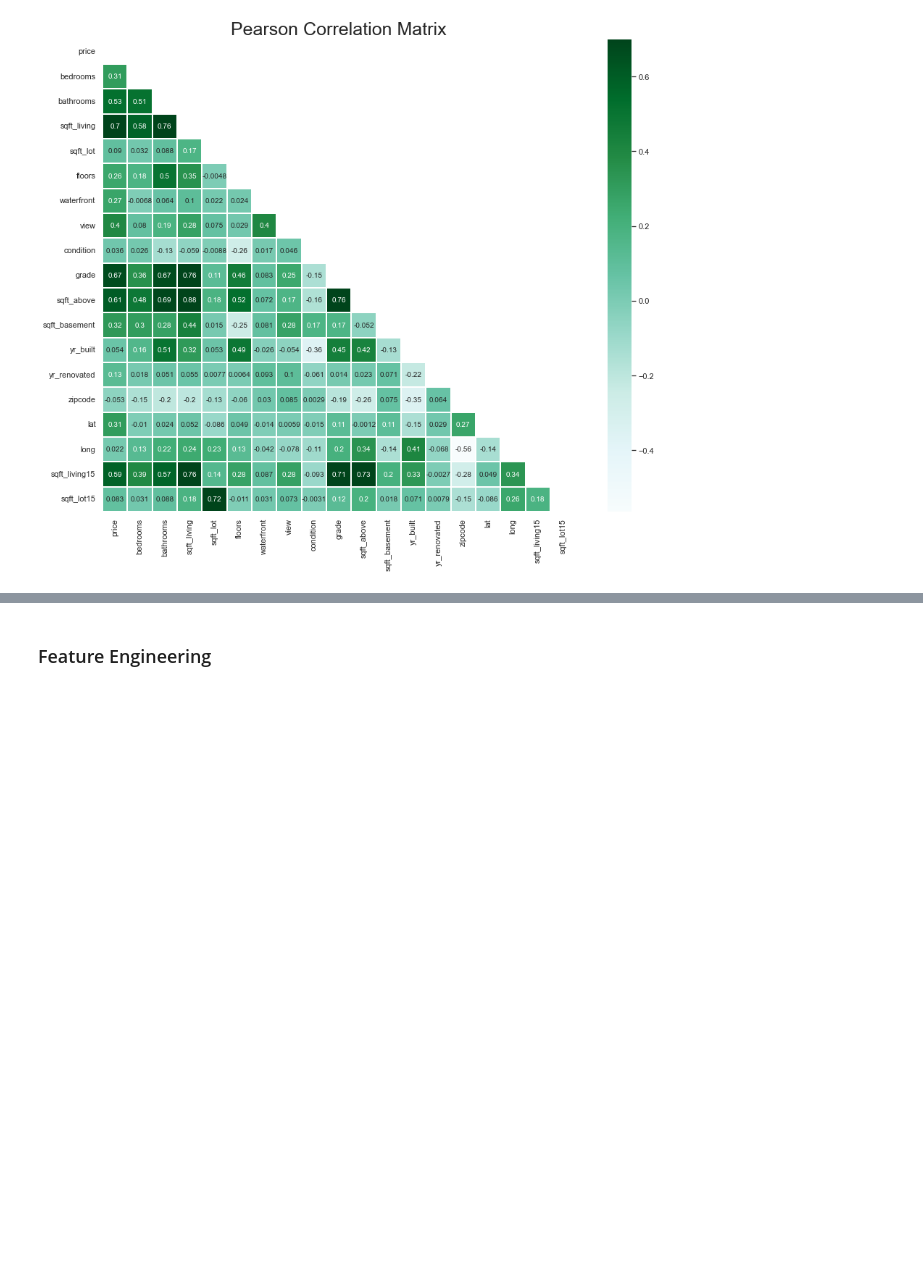
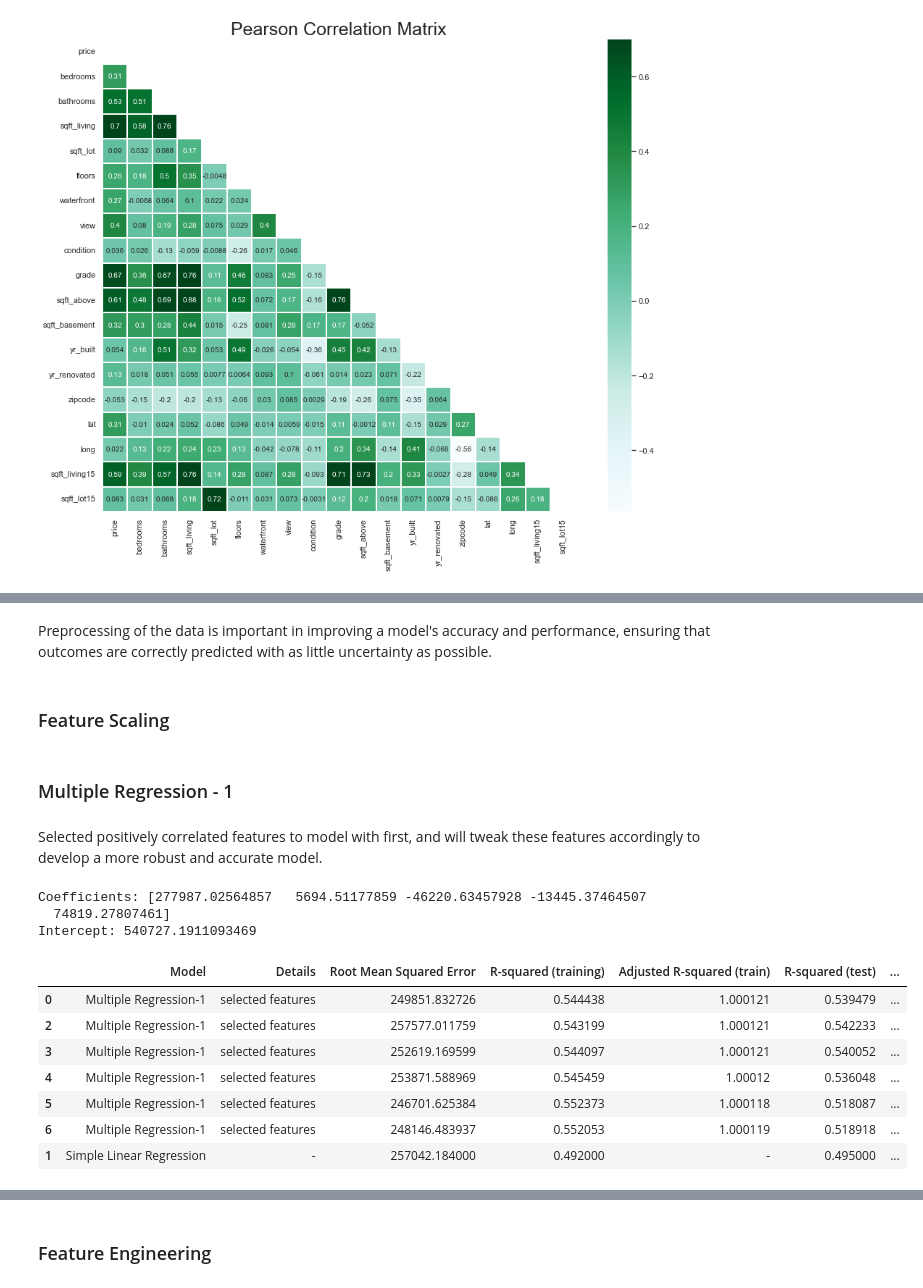
Before and after one commit to mchhour31/Refactored_Py_DS_ML_Bootcamp-master, a Jupyter notebook: TensorFlow_FILES/ANNs/tf_keras_regression.ipynb, the cells around one changed output, grey strips where cells are left out. Drawn from its saved outputs; the diff is of its cells as text; code cells hidden in the pictures; blank space fills up the shorter version.

```diff
--- a/TensorFlow_FILES/ANNs/tf_keras_regression.ipynb
+++ b/TensorFlow_FILES/ANNs/tf_keras_regression.ipynb
@@ -479,0 +443,55 @@ waterfront_map
+# %% [markdown]
+Preprocessing of the data is important in improving a model's accuracy and performance, ensuring that outcomes are correctly predicted with as little uncertainty as possible.
+# %% [markdown]
+### Feature Scaling
+# %%
+from sklearn.preprocessing import StandardScaler
+
+features = ['price', 'sqft_living', 'bathrooms', 'bedrooms', 'sqft_lot', 'waterfront']
+
+df_copy = df[features].copy()
+X = df_copy.drop('price', axis=1)
+y = df_copy.price
+
+X_train, X_test, y_train, y_test = train_test_split(X, y, test_size=0.3)
+
+sc = StandardScaler()
+X_train = sc.fit_transform(X_train)
+X_test = sc.transform(X_test)
+# %% [markdown]
+### Multiple Regression - 1
+# %% [markdown]
+Selected positively correlated features to model with first, and will tweak these features accordingly to develop a more robust and accurate model.
+# %%
+from sklearn.linear_model import LinearRegression
+from sklearn.metrics import mean_squared_error, r2_score
+
+lm = LinearRegression()
+lm.fit(X_train, y_train)
+pred = lm.predict(X_test)
+
+rmse = np.sqrt(mean_squared_error(y_test, pred))
+rsq_train = lm.score(X_train, y_train)
+rsq_test = lm.score(X_test, y_test)
+adjusted_train = adjusted_rsquared(rsq_train, X_train.shape[0], len(features)-1)
+adjusted_test = adjusted_rsquared(rsq_test, X_test.shape[0], len(features)-1)
+cv = cross_val_score(lm, X, y, cv=5).mean()
+
+print(f"Coefficients: {lm.coef_}")
+print(f"Intercept: {lm.intercept_}")
+
+r = evaluation.shape[0]
+evaluation.loc[r] = ['Multiple Regression-1', 'selected features', rmse, rsq_train, adjusted_train, rsq_test, adjusted_test, cv]
+evaluation.sort_values(by=['5-Fold Cross Validation'], ascending=False)
+# %% [output]
+Coefficients: [277987.02564857   5694.51177859 -46220.63457928 -13445.37464507
+  74819.27807461]
+Intercept: 540727.1911093469
+|  | Model | Details | Root Mean Squared Error | R-squared (training) | Adjusted R-squared (train) | R-squared (test) | ... |
+| 0 | Multiple Regression-1 | selected features | 249851.832726 | 0.544438 | 1.000121 | 0.539479 | ... |
+| 2 | Multiple Regression-1 | selected features | 257577.011759 | 0.543199 | 1.000121 | 0.542233 | ... |
+| 3 | Multiple Regression-1 | selected features | 252619.169599 | 0.544097 | 1.000121 | 0.540052 | ... |
+| 4 | Multiple Regression-1 | selected features | 253871.588969 | 0.545459 | 1.00012 | 0.536048 | ... |
+| 5 | Multiple Regression-1 | selected features | 246701.625384 | 0.552373 | 1.000118 | 0.518087 | ... |
+| 6 | Multiple Regression-1 | selected features | 248146.483937 | 0.552053 | 1.000119 | 0.518918 | ... |
+| 1 | Simple Linear Regression | - | 257042.184000 | 0.492000 | - | 0.495000 | ... |
```
Also changed, not shown: parts of 32 cells of this notebook.
